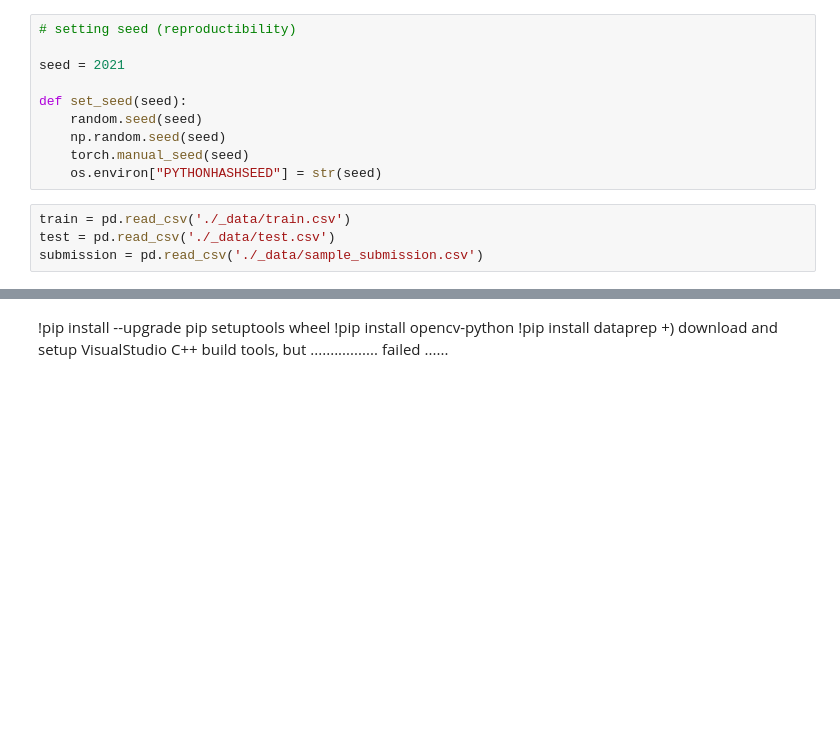
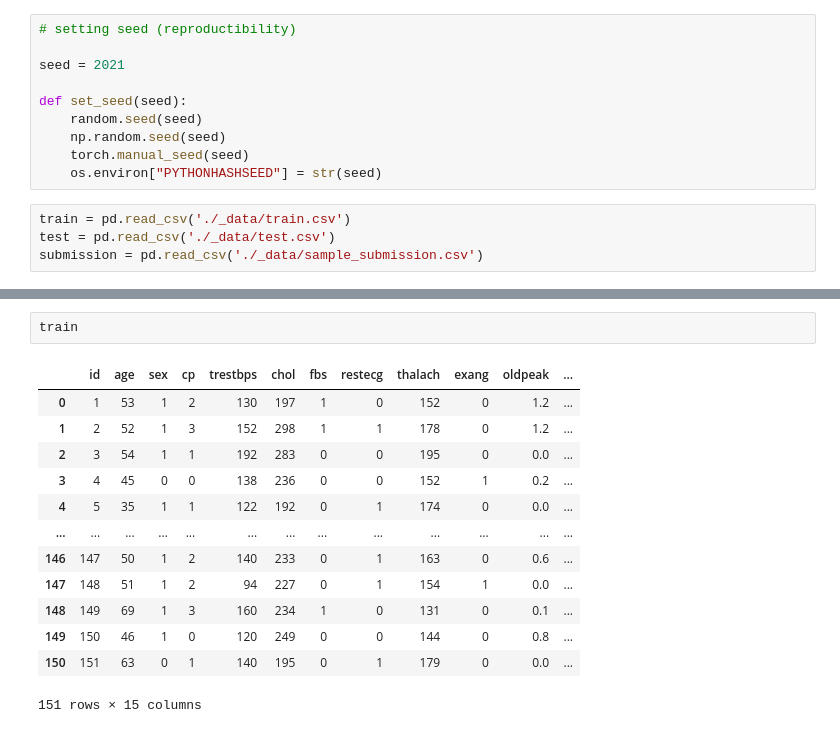
Before and after one commit to joniekwon/dacon, a Jupyter notebook: cardiovascular/Private 8 코드공유.ipynb, the cells around one changed output, grey strips where cells are left out. Cells and saved outputs as stored; diff of their text form; blank space fills up the shorter version.

```diff
--- a/cardiovascular/Private 8 코드공유.ipynb
+++ b/cardiovascular/Private 8 코드공유.ipynb
@@ -84,5 +34,16 @@ Consider using the `--user` option or check the permissions.
-# %% [markdown]
-!pip install --upgrade pip setuptools wheel
-!pip install opencv-python
-!pip install dataprep
-+) download and setup VisualStudio C++ build tools, but ................. failed ......
+# %%
+train
+# %% [output]
+|  | id | age | sex | cp | trestbps | chol | fbs | restecg | thalach | exang | oldpeak | ... |
+| 0 | 1 | 53 | 1 | 2 | 130 | 197 | 1 | 0 | 152 | 0 | 1.2 | ... |
+| 1 | 2 | 52 | 1 | 3 | 152 | 298 | 1 | 1 | 178 | 0 | 1.2 | ... |
+| 2 | 3 | 54 | 1 | 1 | 192 | 283 | 0 | 0 | 195 | 0 | 0.0 | ... |
+| 3 | 4 | 45 | 0 | 0 | 138 | 236 | 0 | 0 | 152 | 1 | 0.2 | ... |
+| 4 | 5 | 35 | 1 | 1 | 122 | 192 | 0 | 1 | 174 | 0 | 0.0 | ... |
+| ... | ... | ... | ... | ... | ... | ... | ... | ... | ... | ... | ... | ... |
+| 146 | 147 | 50 | 1 | 2 | 140 | 233 | 0 | 1 | 163 | 0 | 0.6 | ... |
+| 147 | 148 | 51 | 1 | 2 | 94 | 227 | 0 | 1 | 154 | 1 | 0.0 | ... |
+| 148 | 149 | 69 | 1 | 3 | 160 | 234 | 1 | 0 | 131 | 0 | 0.1 | ... |
+| 149 | 150 | 46 | 1 | 0 | 120 | 249 | 0 | 0 | 144 | 0 | 0.8 | ... |
+| 150 | 151 | 63 | 0 | 1 | 140 | 195 | 0 | 1 | 179 | 0 | 0.0 | ... |
+151 rows × 15 columns
```
Also changed, not shown: parts of 30 cells of this notebook.
